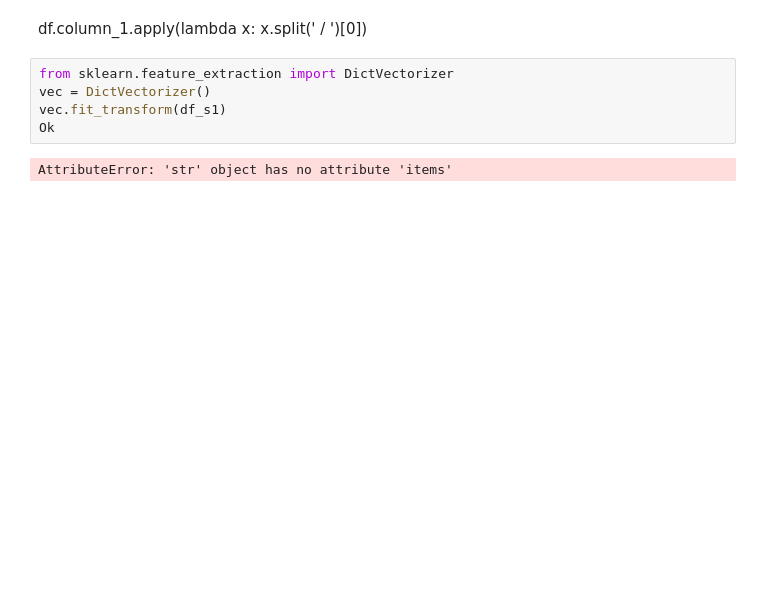
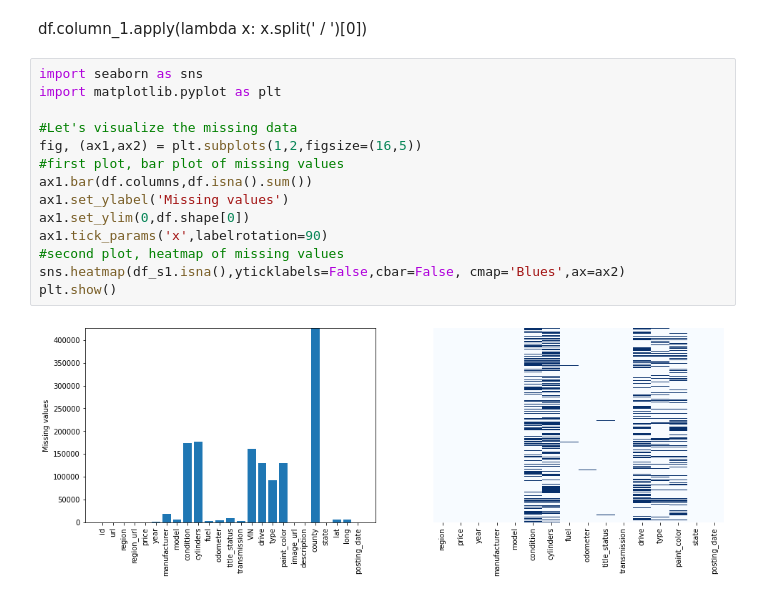
Before and after one commit to Beardlesspeet/KI_ML_Projectarbeit, a Jupyter notebook: Projektarbeit.ipynb, the cells around one changed output. Drawn from its saved outputs; the diff is of its cells as text; blank space fills up the shorter version.

```diff
--- a/Projektarbeit.ipynb
+++ b/Projektarbeit.ipynb
@@ -25,10 +25,19 @@ df_s1.head(5)
 | 31 | auburn | 15000 | 2013.0 | ford | f-150 xlt | excellent | 6 cylinders | gas | 128000.0 | ... |
 # %% [markdown]
 df.column_1.apply(lambda x: x.split(' / ')[0])
-# %%
-from sklearn.feature_extraction import DictVectorizer
-vec = DictVectorizer()
-vec.fit_transform(df_s1)
-Ok
-# %% [output]
-AttributeError: 'str' object has no attribute 'items'
+# %%
+import seaborn as sns
+import matplotlib.pyplot as plt
+
+#Let's visualize the missing data
+fig, (ax1,ax2) = plt.subplots(1,2,figsize=(16,5))
+#first plot, bar plot of missing values
+ax1.bar(df.columns,df.isna().sum())
+ax1.set_ylabel('Missing values')
+ax1.set_ylim(0,df.shape[0])
+ax1.tick_params('x',labelrotation=90)
+#second plot, heatmap of missing values
+sns.heatmap(df_s1.isna(),yticklabels=False,cbar=False, cmap='Blues',ax=ax2)
+plt.show()
+# %% [output]
+[figure, added]
```
Also changed, not shown: parts of 2 cells of this notebook.
